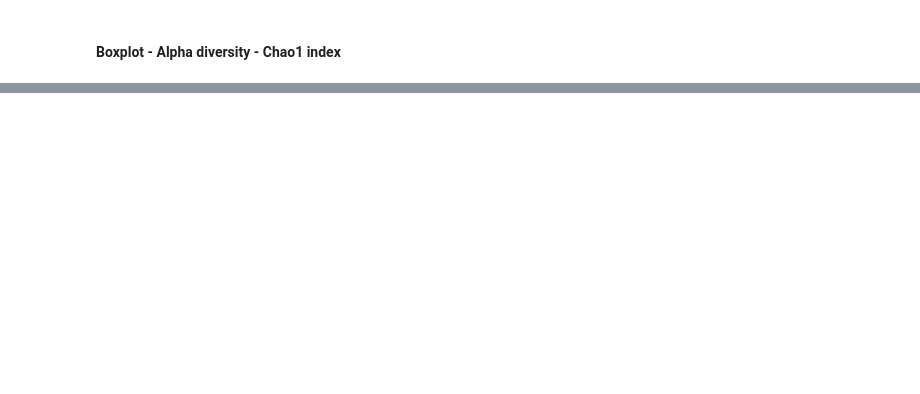
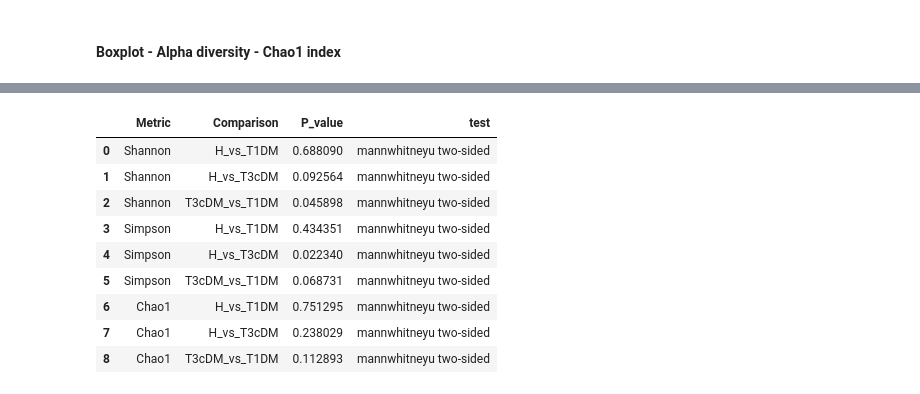
Before and after one commit to icbi-lab/diabetes_microbe, a Jupyter notebook: 02-scripts/04_alpha_diversity.ipynb, the cells around one changed output, grey strips where cells are left out. Cells and saved outputs as stored; diff of their text form; code cells hidden in the pictures; blank space fills up the shorter version.

Commit message:
generating supp tables

```diff
--- a/02-scripts/04_alpha_diversity.ipynb
+++ b/02-scripts/04_alpha_diversity.ipynb
@@ -458,0 +567,25 @@ plt.show()
+# %%
+metrics = ["Shannon"] * 3 + ["Simpson"] * 3 + ["Chao1"] * 3
+comparisons = ["H_vs_T1DM", "H_vs_T3cDM", "T3cDM_vs_T1DM"] * 3
+test = ["mannwhitneyu two-sided"]*9
+
+# Create the DataFrame
+df = pd.DataFrame({
+    "Metric": metrics,
+    "Comparison": comparisons,
+    "P_value": p_values,
+    "test": test
+})
+# %%
+df
+# %% [output]
+|  | Metric | Comparison | P_value | test |
+| 0 | Shannon | H_vs_T1DM | 0.688090 | mannwhitneyu two-sided |
+| 1 | Shannon | H_vs_T3cDM | 0.092564 | mannwhitneyu two-sided |
+| 2 | Shannon | T3cDM_vs_T1DM | 0.045898 | mannwhitneyu two-sided |
+| 3 | Simpson | H_vs_T1DM | 0.434351 | mannwhitneyu two-sided |
+| 4 | Simpson | H_vs_T3cDM | 0.022340 | mannwhitneyu two-sided |
+| 5 | Simpson | T3cDM_vs_T1DM | 0.068731 | mannwhitneyu two-sided |
+| 6 | Chao1 | H_vs_T1DM | 0.751295 | mannwhitneyu two-sided |
+| 7 | Chao1 | H_vs_T3cDM | 0.238029 | mannwhitneyu two-sided |
+| 8 | Chao1 | T3cDM_vs_T1DM | 0.112893 | mannwhitneyu two-sided |
```
Also changed, not shown: parts of 12 cells of this notebook, 2 other files.
